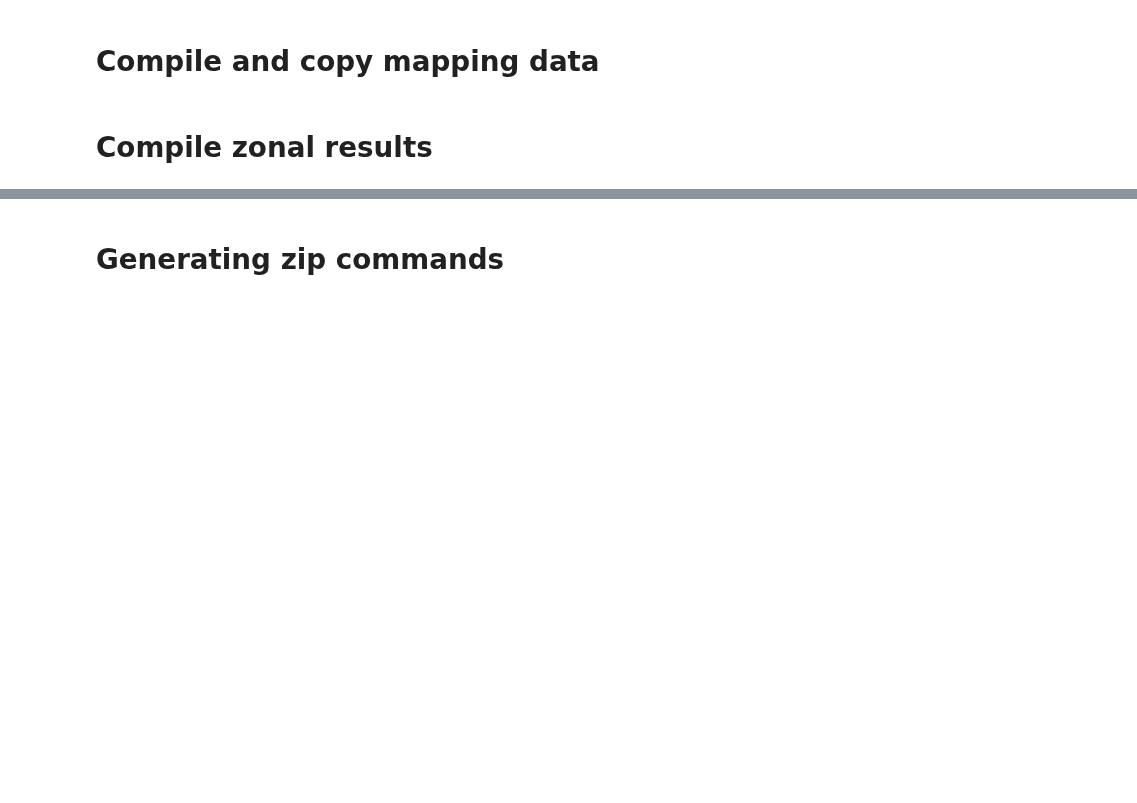
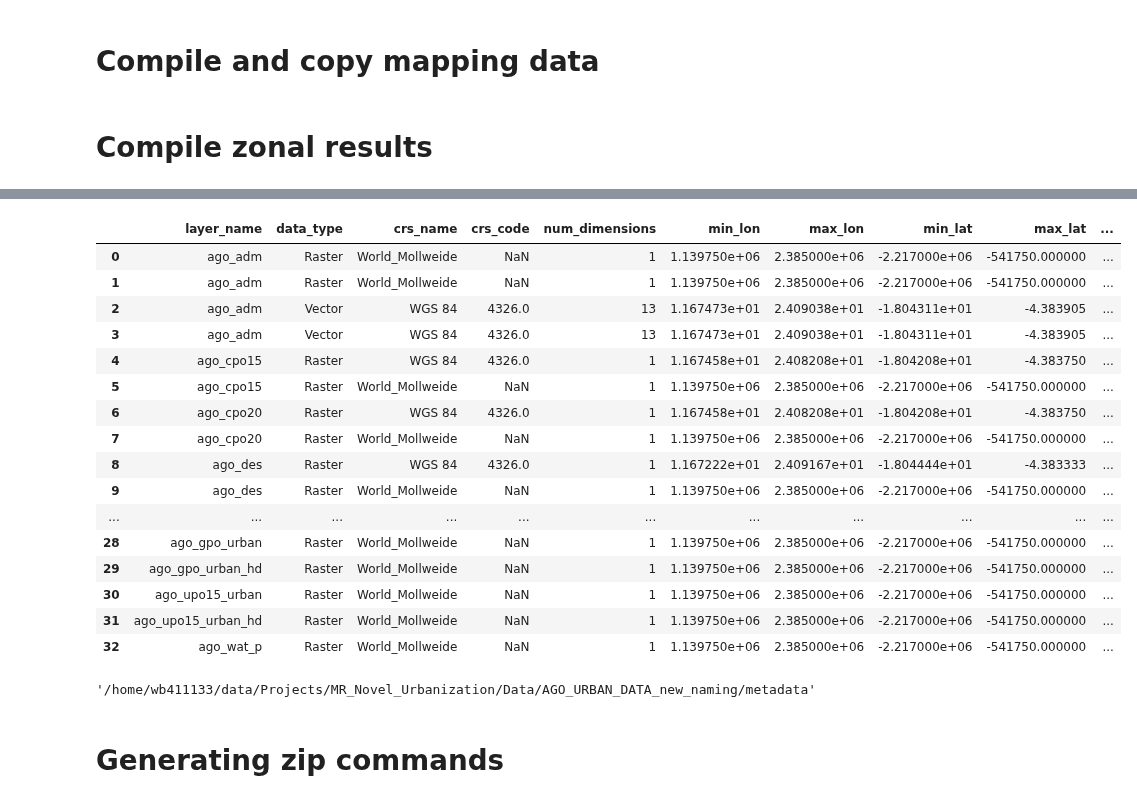
Before and after one commit to worldbank/GOSTurban, a Jupyter notebook: Notebooks/Implementations/URB_SEAU1_NovelUrbanization/URB_SEAU1_B_A_Ka_NovelUrbanizaton.ipynb, the cells around one changed output, grey strips where cells are left out. Drawn from its saved outputs; the diff is of its cells as text; code cells hidden in the pictures; blank space fills up the shorter version.

Commit message:
Added novel urbanization comparison

```diff
--- a/Notebooks/Implementations/URB_SEAU1_NovelUrbanization/URB_SEAU1_B_A_Ka_NovelUrbanizaton.ipynb
+++ b/Notebooks/Implementations/URB_SEAU1_NovelUrbanization/URB_SEAU1_B_A_Ka_NovelUrbanizaton.ipynb
@@ -393,0 +227,19 @@ UGA: UGA_URBAN_ADMIN2_STATS_COMPILED.csv
+# %%
+template_metadata = "/home/wb411133/data/Projects/MR_Novel_Urbanization/Data/LSO_URBAN_DATA_new_naming/METADATA/metadata.xlsx"
+dataset_info = pd.read_excel(template_metadata, sheet_name=0)
+layer_info = pd.read_excel(template_metadata, sheet_name=1, index_col=0)
+# %%
+base_folder = "/home/wb411133/data/Projects/MR_Novel_Urbanization/Data/{ISO3}_URBAN_DATA_new_naming"
+country_name = "Angola"
+iso3 = 'AGO'
+in_folder = base_folder.format(ISO3=iso3)
+out_dir = os.path.join(in_folder, 'metadata')
+
+make_meta = meta.metadata_gost(in_folder, out_dir)
+layers = make_meta.get_layers()
+metadata = make_meta.generate_metadata()
+# %%
+layer_info['layer_name'] = [p.replace("lso", iso3.lower()) for p in layer_info['layer_name']]
+# %%
+sel_info = layer_info.loc[:,['layer_name', 'layer_label','description','source_name','source_url','data_process_summary']]
+sel_info
@@ -393,0 +264,22 @@ UGA: UGA_URBAN_ADMIN2_STATS_COMPILED.csv
+# %%
+final_meta = metadata['metadata']
+final_meta = final_meta.loc[:,~final_meta.columns.isin(['layer_label','description','source_name','source_url','data_process_summary'])]
+final_meta.merge(sel_info, on='layer_name')
+# %% [output]
+|  | layer_name | data_type | crs_name | crs_code | num_dimensions | min_lon | max_lon | min_lat | max_lat | ... |
+| 0 | ago_adm | Raster | World_Mollweide | NaN | 1 | 1.139750e+06 | 2.385000e+06 | -2.217000e+06 | -541750.000000 | ... |
+| 1 | ago_adm | Raster | World_Mollweide | NaN | 1 | 1.139750e+06 | 2.385000e+06 | -2.217000e+06 | -541750.000000 | ... |
+| 2 | ago_adm | Vector | WGS 84 | 4326.0 | 13 | 1.167473e+01 | 2.409038e+01 | -1.804311e+01 | -4.383905 | ... |
+| 3 | ago_adm | Vector | WGS 84 | 4326.0 | 13 | 1.167473e+01 | 2.409038e+01 | -1.804311e+01 | -4.383905 | ... |
+| 4 | ago_cpo15 | Raster | WGS 84 | 4326.0 | 1 | 1.167458e+01 | 2.408208e+01 | -1.804208e+01 | -4.383750 | ... |
+| 5 | ago_cpo15 | Raster | World_Mollweide | NaN | 1 | 1.139750e+06 | 2.385000e+06 | -2.217000e+06 | -541750.000000 | ... |
+| 6 | ago_cpo20 | Raster | WGS 84 | 4326.0 | 1 | 1.167458e+01 | 2.408208e+01 | -1.804208e+01 | -4.383750 | ... |
+| 7 | ago_cpo20 | Raster | World_Mollweide | NaN | 1 | 1.139750e+06 | 2.385000e+06 | -2.217000e+06 | -541750.000000 | ... |
+| 8 | ago_des | Raster | WGS 84 | 4326.0 | 1 | 1.167222e+01 | 2.409167e+01 | -1.804444e+01 | -4.383333 | ... |
+| 9 | ago_des | Raster | World_Mollweide | NaN | 1 | 1.139750e+06 | 2.385000e+06 | -2.217000e+06 | -541750.000000 | ... |
+| ... | ... | ... | ... | ... | ... | ... | ... | ... | ... | ... |
+| 28 | ago_gpo_urban | Raster | World_Mollweide | NaN | 1 | 1.139750e+06 | 2.385000e+06 | -2.217000e+06 | -541750.000000 | ... |
+| 29 | ago_gpo_urban_hd | Raster | World_Mollweide | NaN | 1 | 1.139750e+06 | 2.385000e+06 | -2.217000e+06 | -541750.000000 | ... |
+| 30 | ago_upo15_urban | Raster | World_Mollweide | NaN | 1 | 1.139750e+06 | 2.385000e+06 | -2.217000e+06 | -541750.000000 | ... |
+| 31 | ago_upo15_urban_hd | Raster | World_Mollweide | NaN | 1 | 1.139750e+06 | 2.385000e+06 | -2.217000e+06 | -541750.000000 | ... |
+| 32 | ago_wat_p | Raster | World_Mollweide | NaN | 1 | 1.139750e+06 | 2.385000e+06 | -2.217000e+06 | -541750.000000 | ... |
@@ -394,3 +299,7 @@ UGA: UGA_URBAN_ADMIN2_STATS_COMPILED.csv
+# %%
+out_dir
+# %% [output]
+'/home/wb411133/data/Projects/MR_Novel_Urbanization/Data/AGO_URBAN_DATA_new_naming/metadata'
 # %% [markdown]
 # Generating zip commands
 # %%
```
Also changed, not shown: parts of 27 cells of this notebook, 2 other files.
